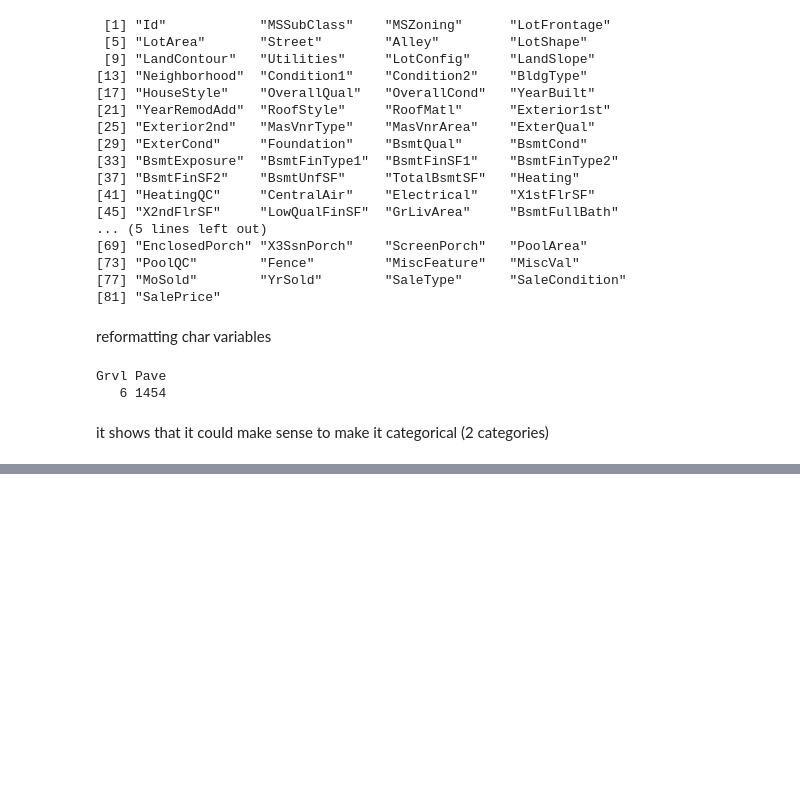
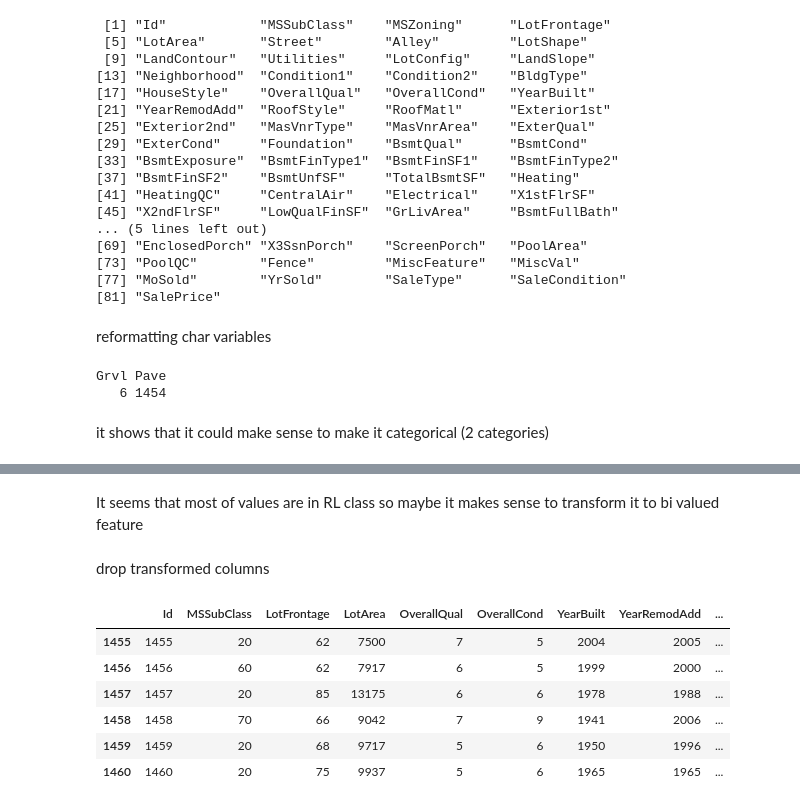
Before and after one commit to stepinski/machinelearning, a Jupyter notebook: RE dat testing.ipynb, the cells around one changed output, grey strips where cells are left out. Cells and saved outputs as stored; diff of their text form; code cells hidden in the pictures; blank space fills up the shorter version.

```diff
--- a/RE dat testing.ipynb
+++ b/RE dat testing.ipynb
@@ -69,0 +65,2 @@ C (all)      FV      RH      RL      RM
+# %% [markdown]
+It seems that most of values are in RL class so maybe it makes sense to transform it to bi valued feature
@@ -69,0 +414,2 @@ C (all)      FV      RH      RL      RM
+# %% [markdown]
+drop transformed columns
@@ -69,0 +478,10 @@ C (all)      FV      RH      RL      RM
+# %%
+tail(train)
+# %% [output]
+|  | Id | MSSubClass | LotFrontage | LotArea | OverallQual | OverallCond | YearBuilt | YearRemodAdd | ... |
+| 1455 | 1455 | 20 | 62 | 7500 | 7 | 5 | 2004 | 2005 | ... |
+| 1456 | 1456 | 60 | 62 | 7917 | 6 | 5 | 1999 | 2000 | ... |
+| 1457 | 1457 | 20 | 85 | 13175 | 6 | 6 | 1978 | 1988 | ... |
+| 1458 | 1458 | 70 | 66 | 9042 | 7 | 9 | 1941 | 2006 | ... |
+| 1459 | 1459 | 20 | 68 | 9717 | 5 | 6 | 1950 | 1996 | ... |
+| 1460 | 1460 | 20 | 75 | 9937 | 5 | 6 | 1965 | 1965 | ... |
```
Also changed, not shown: parts of 30 cells of this notebook.
